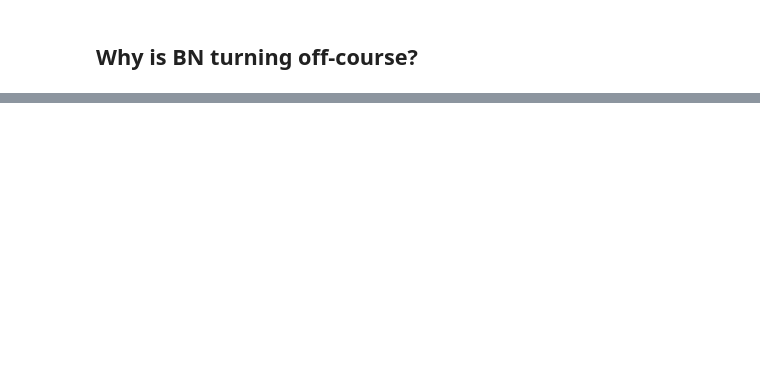
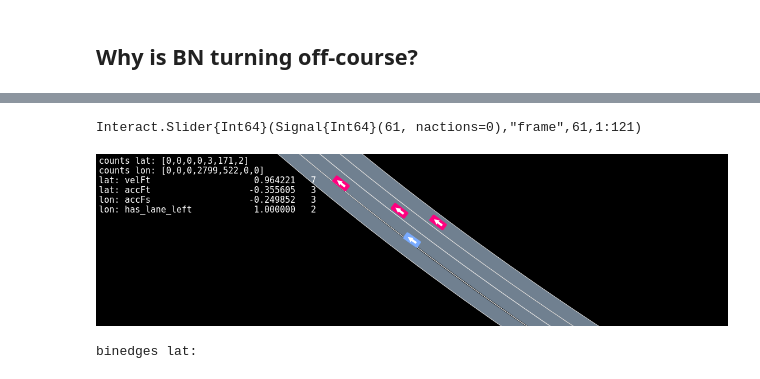
Before and after one commit to sisl/AutomotiveDrivingModels.jl, a Jupyter notebook: jnotebooks/train/TrainBN.ipynb, the cells around one changed output, grey strips where cells are left out. Saved outputs shown, nothing was run; the diff lists cells and outputs as text; code cells hidden in the pictures; blank space fills up the shorter version.

```diff
--- a/jnotebooks/train/TrainBN.ipynb
+++ b/jnotebooks/train/TrainBN.ipynb
@@ -157,0 +246,13 @@ PGFPlots.GroupPlot([PGFPlots.Axis(PGFPlots.Plots.Plot[PGFPlots.Plots.Histogram(R
+# %%
+plot_manipulable_runlog(runlog_sim, sn, overlays=Overlay[BNCountsOverlay(BN)])
+# roll(reel_runlog(runlog_sim, sn, runlogseg.carid, overlays=Overlay[BNCountsOverlay(BN)]), fps=40)
+# %% [output]
+Interact.Slider{Int64}(Signal{Int64}(61, nactions=0),"frame",61,1:121)
+[figure, added]
+# %%
+println("binedges lat: ", map(e->parse(Float64, @sprintf("%.3f",e)), BN.model.discretizers[BN.ind_lat].binedges))
+println("binedges lon: ", map(e->parse(Float64, @sprintf("%.3f",e)), BN.model.discretizers[BN.ind_lon].binedges))
+println("symbol lat: ", BN.symbol_lat)
+println("symbol lon: ", BN.symbol_lon)
+# %% [output]
+binedges lat:
```
Also changed, not shown: parts of 13 cells of this notebook, 11 other files.
